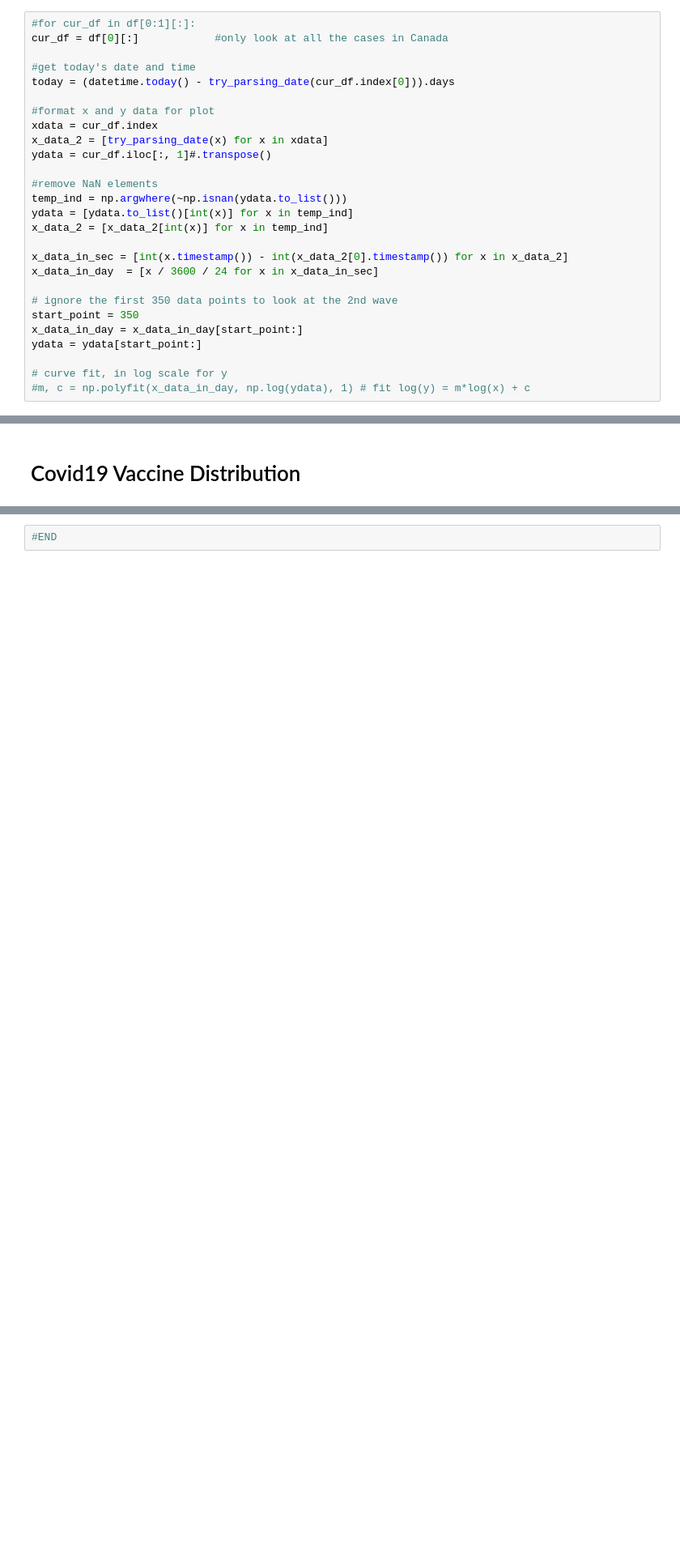
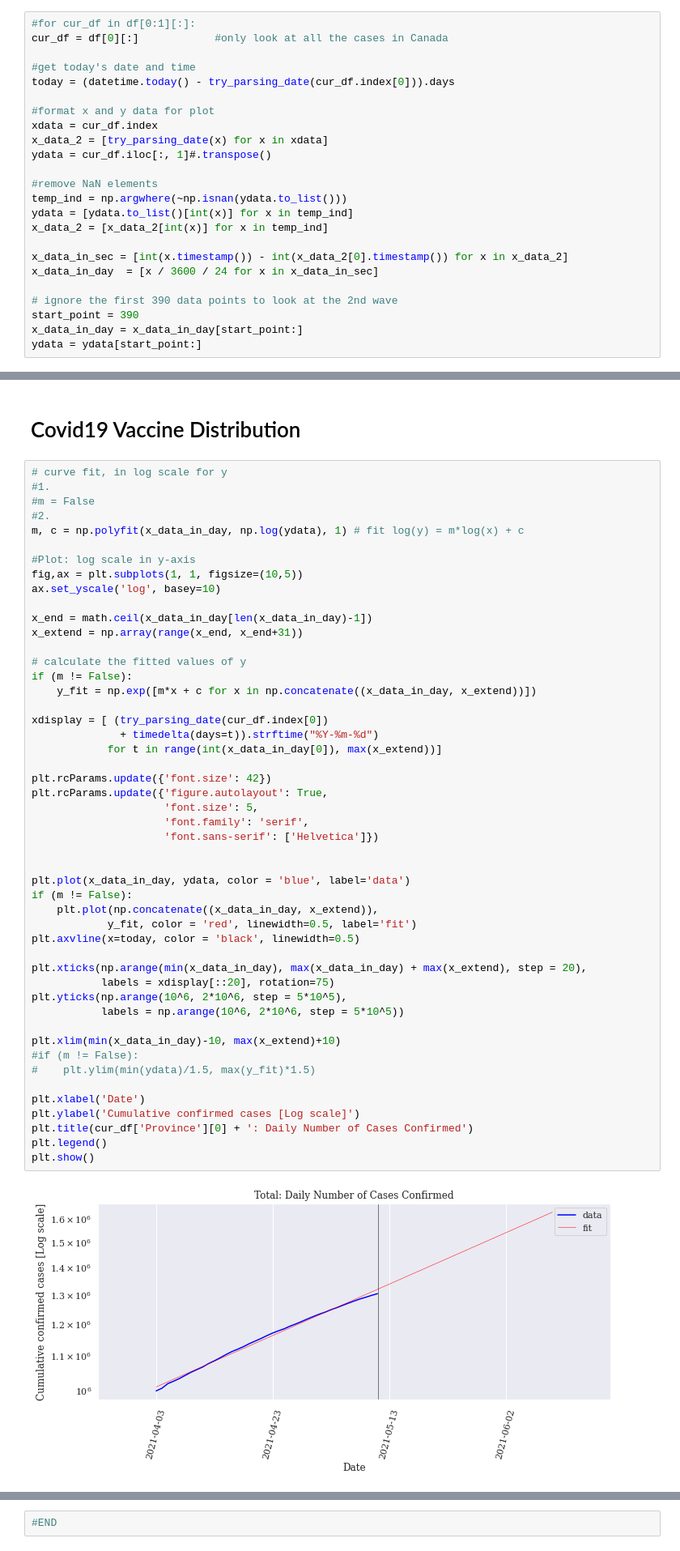
Before and after one commit to twiskle/covid19_data, a Jupyter notebook: covid19_model_canada.ipynb, the cells around one changed output, grey strips where cells are left out. Shown at 81% size. Saved outputs shown, nothing was run; the diff lists cells and outputs as text; blank space fills up the shorter version.

```diff
--- a/covid19_model_canada.ipynb
+++ b/covid19_model_canada.ipynb
@@ -488,10 +482,7 @@ x_data_2 = [x_data_2[int(x)] for x in temp_ind]
 x_data_in_sec = [int(x.timestamp()) - int(x_data_2[0].timestamp()) for x in x_data_2]
 x_data_in_day  = [x / 3600 / 24 for x in x_data_in_sec]
 
-# ignore the first 350 data points to look at the 2nd wave
-start_point = 350
+# ignore the first 390 data points to look at the 2nd wave
+start_point = 390
 x_data_in_day = x_data_in_day[start_point:]
 ydata = ydata[start_point:]
-
-# curve fit, in log scale for y
-#m, c = np.polyfit(x_data_in_day, np.log(ydata), 1) # fit log(y) = m*log(x) + c
@@ -541,5 +489,56 @@ plt.show()
 # %% [markdown]
 # Covid19 Vaccine Distribution
+# %%
+# curve fit, in log scale for y
+#1.
+#m = False
+#2.
+m, c = np.polyfit(x_data_in_day, np.log(ydata), 1) # fit log(y) = m*log(x) + c
+
+#Plot: log scale in y-axis
+fig,ax = plt.subplots(1, 1, figsize=(10,5))
+ax.set_yscale('log', basey=10)
+
+x_end = math.ceil(x_data_in_day[len(x_data_in_day)-1])
+x_extend = np.array(range(x_end, x_end+31))
+
+# calculate the fitted values of y
+if (m != False):
+    y_fit = np.exp([m*x + c for x in np.concatenate((x_data_in_day, x_extend))])
+
+xdisplay = [ (try_parsing_date(cur_df.index[0])
+              + timedelta(days=t)).strftime("%Y-%m-%d")
+            for t in range(int(x_data_in_day[0]), max(x_extend))]
+
+plt.rcParams.update({'font.size': 42})
+plt.rcParams.update({'figure.autolayout': True,
+                     'font.size': 5,
+                     'font.family': 'serif',
+                     'font.sans-serif': ['Helvetica']})
+
+
+plt.plot(x_data_in_day, ydata, color = 'blue', label='data')
+if (m != False):
+    plt.plot(np.concatenate((x_data_in_day, x_extend)),
+            y_fit, color = 'red', linewidth=0.5, label='fit')
+plt.axvline(x=today, color = 'black', linewidth=0.5)
+
+plt.xticks(np.arange(min(x_data_in_day), max(x_data_in_day) + max(x_extend), step = 20),
+           labels = xdisplay[::20], rotation=75)
+plt.yticks(np.arange(10^6, 2*10^6, step = 5*10^5),
+           labels = np.arange(10^6, 2*10^6, step = 5*10^5))
+
+plt.xlim(min(x_data_in_day)-10, max(x_extend)+10)
+#if (m != False):
+#    plt.ylim(min(ydata)/1.5, max(y_fit)*1.5)
+
+plt.xlabel('Date')
+plt.ylabel('Cumulative confirmed cases [Log scale]')
+plt.title(cur_df['Province'][0] + ': Daily Number of Cases Confirmed')
+plt.legend()
+plt.show()
+# %% [output]
+[figure, added]
 # %%
 import os
 import pandas as pd
```
Also changed, not shown: parts of 7 cells of this notebook.
